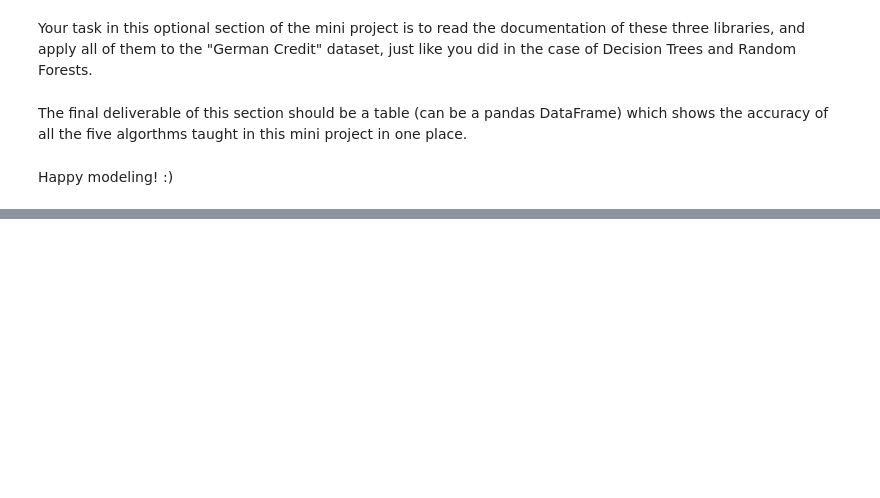
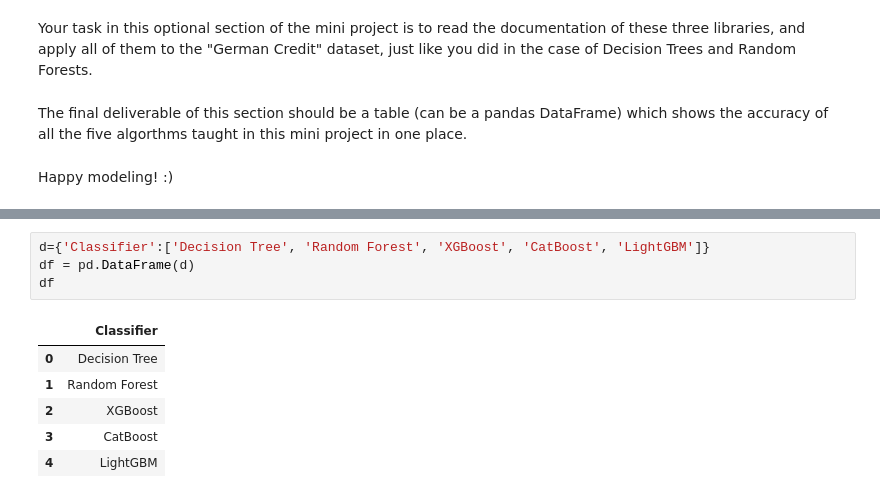
Before and after one commit to lchjoel1031/mec-mini-projects, a Jupyter notebook: mec-13.5.1-tree-based-algorithms-mini-project/Mini_Project_Tree_Based_Algorithms.ipynb, the cells around one changed output, grey strips where cells are left out. Cells and saved outputs as stored; diff of their text form; blank space fills up the shorter version.

```diff
--- a/mec-13.5.1-tree-based-algorithms-mini-project/Mini_Project_Tree_Based_Algorithms.ipynb
+++ b/mec-13.5.1-tree-based-algorithms-mini-project/Mini_Project_Tree_Based_Algorithms.ipynb
@@ -293,0 +513,11 @@ Happy modeling! :)
+# %%
+d={'Classifier':['Decision Tree', 'Random Forest', 'XGBoost', 'CatBoost', 'LightGBM']}
+df = pd.DataFrame(d)
+df
+# %% [output]
+|  | Classifier |
+| 0 | Decision Tree |
+| 1 | Random Forest |
+| 2 | XGBoost |
+| 3 | CatBoost |
+| 4 | LightGBM |
```
Also changed, not shown: parts of 19 cells of this notebook.
